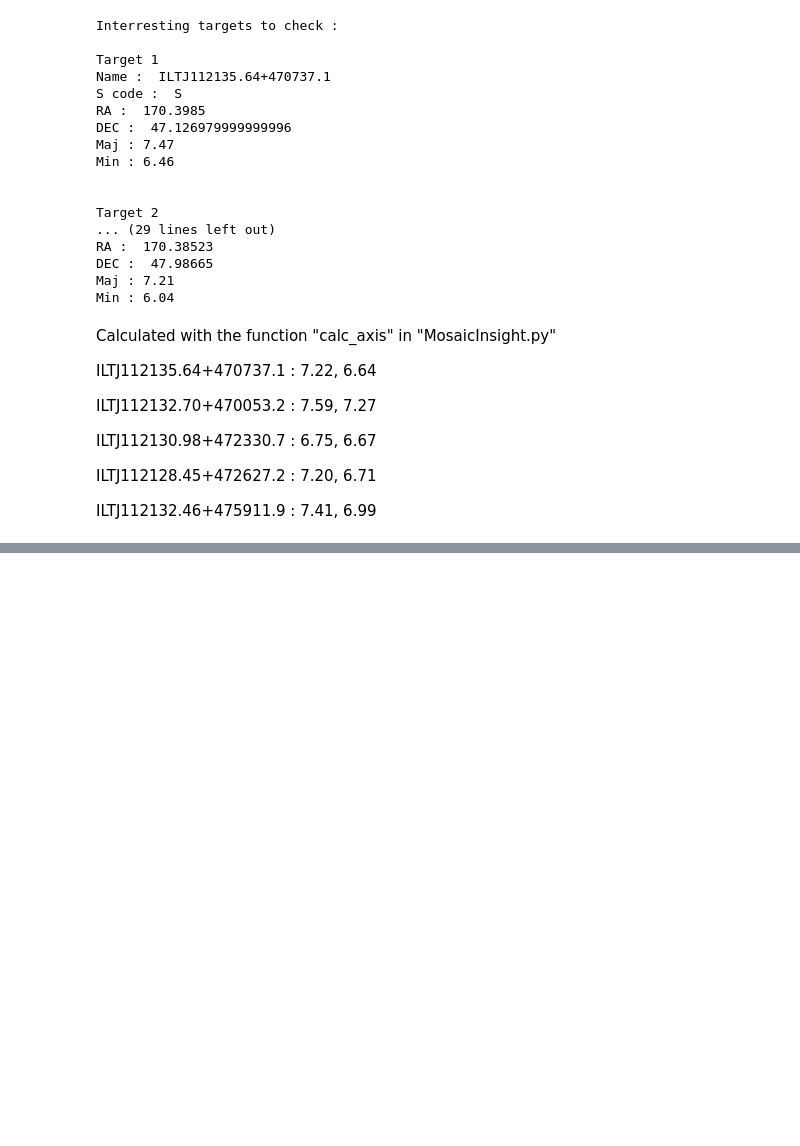
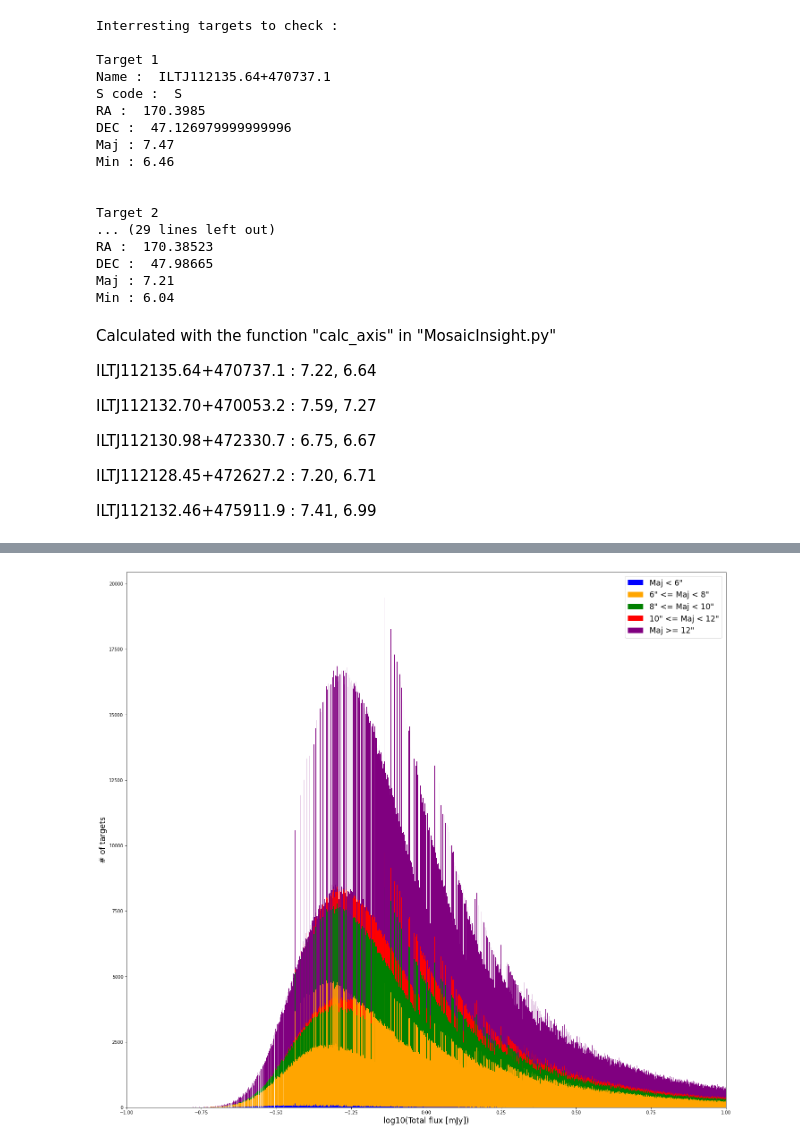
Before and after one commit to ADnothing/M1_Internship, a Jupyter notebook: Catalog_analysis.ipynb, the cells around one changed output, grey strips where cells are left out. Saved outputs shown, nothing was run; the diff lists cells and outputs as text; code cells hidden in the pictures; blank space fills up the shorter version.

```diff
--- a/Catalog_analysis.ipynb
+++ b/Catalog_analysis.ipynb
@@ -537,0 +542,14 @@ plt.show()
+# %%
+plt.figure(figsize=(24,22))
+plt.hist([np.log10(Total_flux[Maj<6]), np.log10(Total_flux[np.logical_and(Maj>=6, Maj<8)]),
+         np.log10(Total_flux[np.logical_and(Maj>=8, Maj<10)]), np.log10(Total_flux[np.logical_and(Maj>=10, Maj<12)]),
+         np.log10(Total_flux[Maj<12])], bins=bins, color=["blue", "orange", "green", "red", "purple"],
+         label=['Maj < 6"', '6" <= Maj < 8"', '8" <= Maj < 10"', '10" <= Maj < 12"', 'Maj >= 12"'],
+        histtype = 'barstacked')
+plt.xlabel("log10(Total flux [mJy])", size='xx-large')
+plt.ylabel("# of targets", size='xx-large')
+plt.legend(fontsize="xx-large")
+plt.xlim((-1,1))
+plt.show()
+# %% [output]
+[figure, added]
```
Also changed, not shown: parts of 7 cells of this notebook.
